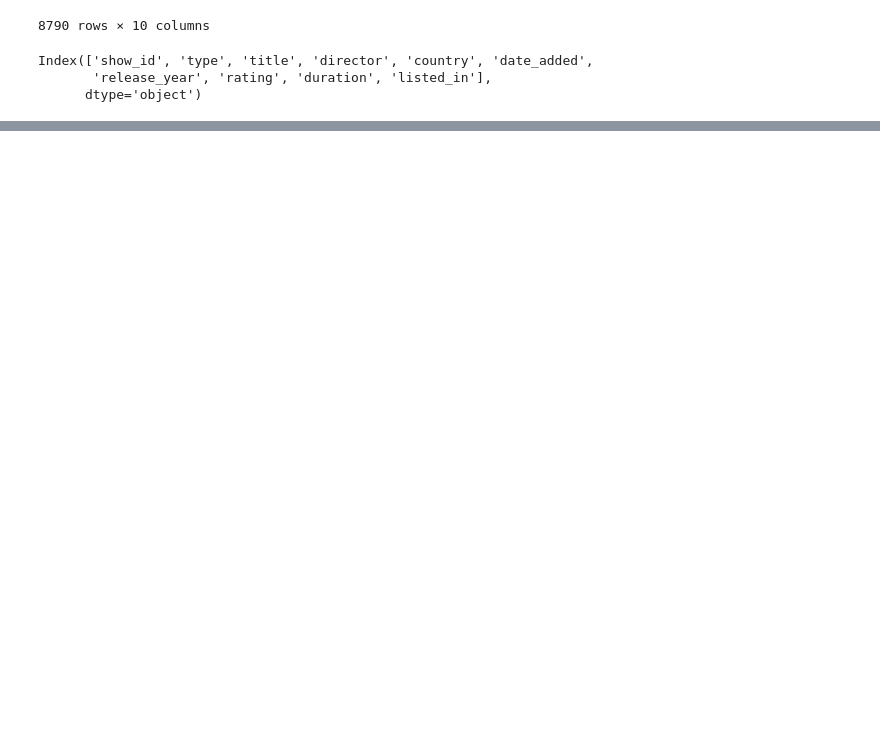
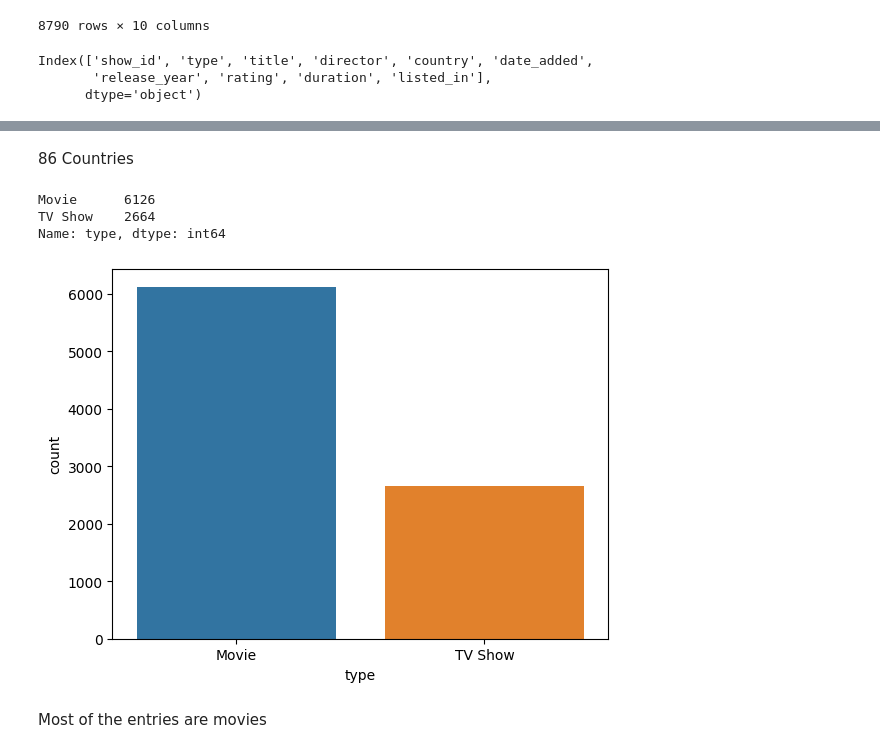
Before and after one commit to hamada-SOS/Data_cleaning, a Jupyter notebook: cleaning_case.ipynb, the cells around one changed output, grey strips where cells are left out. Cells and saved outputs as stored; diff of their text form; code cells hidden in the pictures; blank space fills up the shorter version.

```diff
--- a/cleaning_case.ipynb
+++ b/cleaning_case.ipynb
@@ -28,0 +96,12 @@ Index(['show_id', 'type', 'title', 'director', 'country', 'date_added',
+# %% [markdown]
+86 Countries
+# %%
+sns.countplot(x=df['type'])
+df['type'].value_counts()
+# %% [output]
+Movie      6126
+TV Show    2664
+Name: type, dtype: int64
+[figure, added]
+# %% [markdown]
+Most of the entries are movies
```
Also changed, not shown: parts of 14 cells of this notebook.
